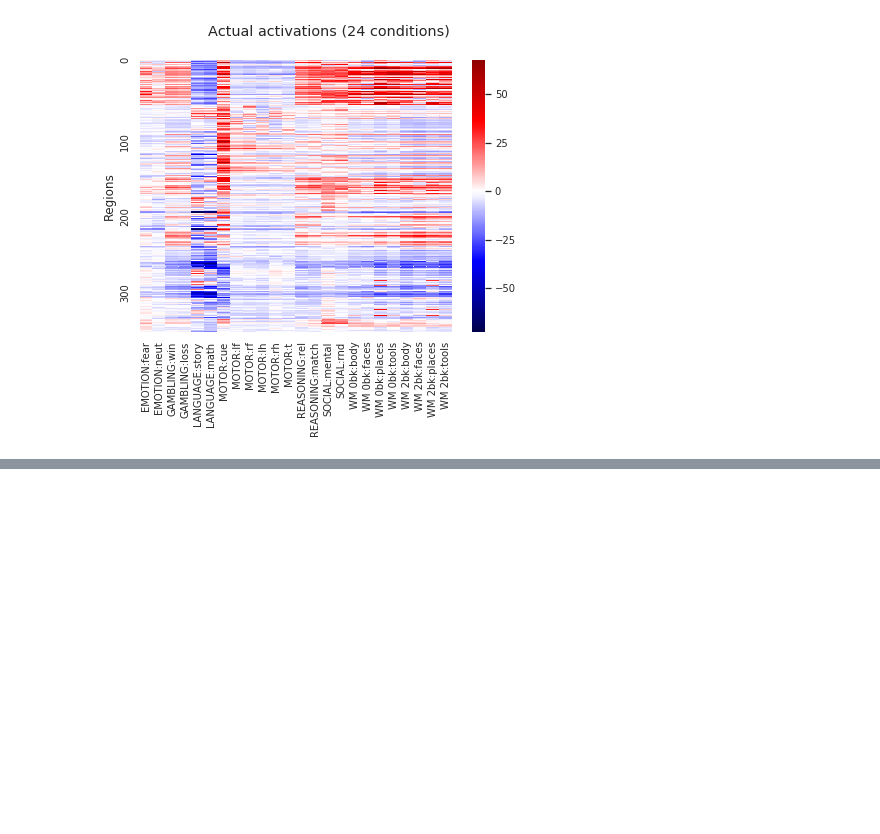
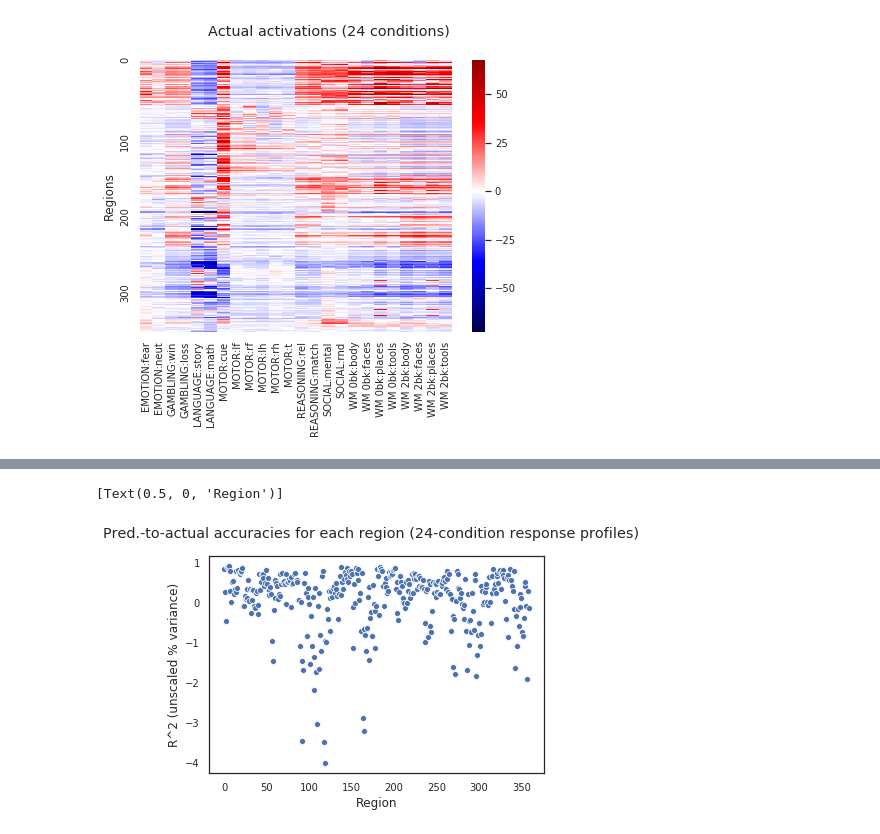
Before and after one commit to ColeLab/ActflowToolbox, a Jupyter notebook: examples/HCP_example.ipynb, the cells around one changed output, grey strips where cells are left out. Saved outputs shown, nothing was run; the diff lists cells and outputs as text; code cells hidden in the pictures; blank space fills up the shorter version.

```diff
--- a/examples/HCP_example.ipynb
+++ b/examples/HCP_example.ipynb
@@ -193,0 +272,8 @@ Model1 vs. Model2 T-value: 21.83, p-value: 4.185118497632039e-09
+# %%
+ax = sns.scatterplot(np.arange(360),np.mean(model_compare_RestMultRegFCVsRestCorrFC_Actflow_condwise['R2_conditionwise_compthenavg_bynode'],axis=1))
+ax.figure.suptitle('Pred.-to-actual accuracies for each region (24-condition response profiles)')
+ax.set(ylabel='R^2 (unscaled % variance)')
+ax.set(xlabel='Region')
+# %% [output]
+[Text(0.5, 0, 'Region')]
+[figure, added]
```
Also changed, not shown: parts of 19 cells of this notebook, 1 other file.
